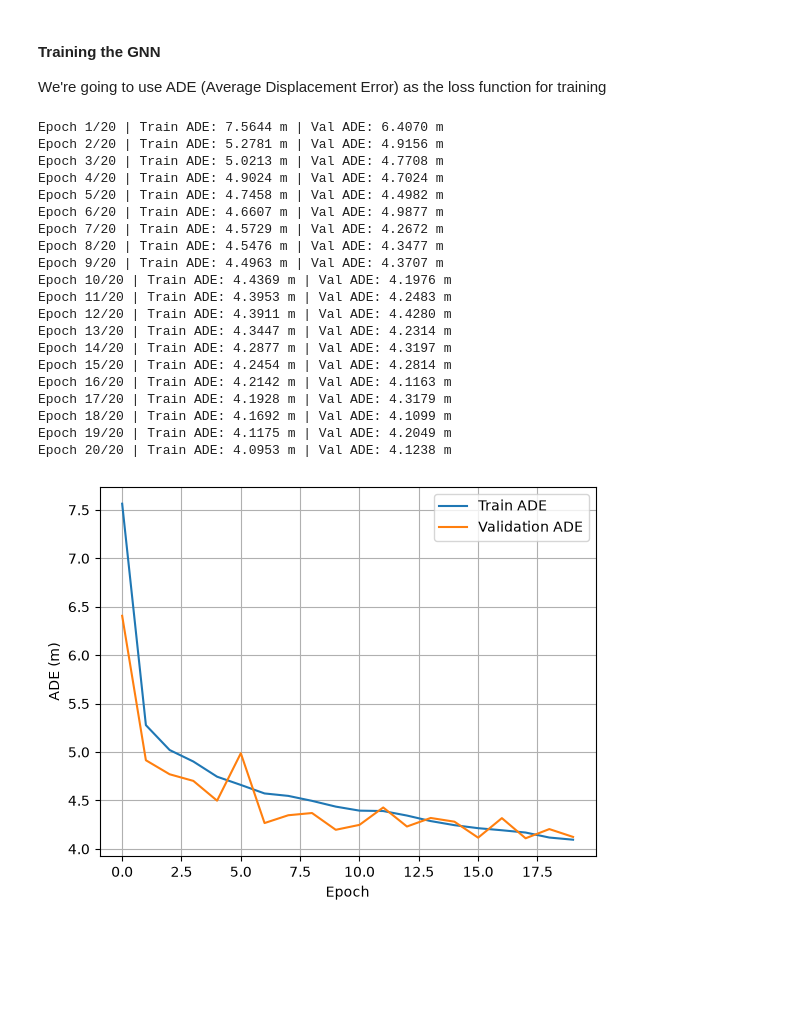
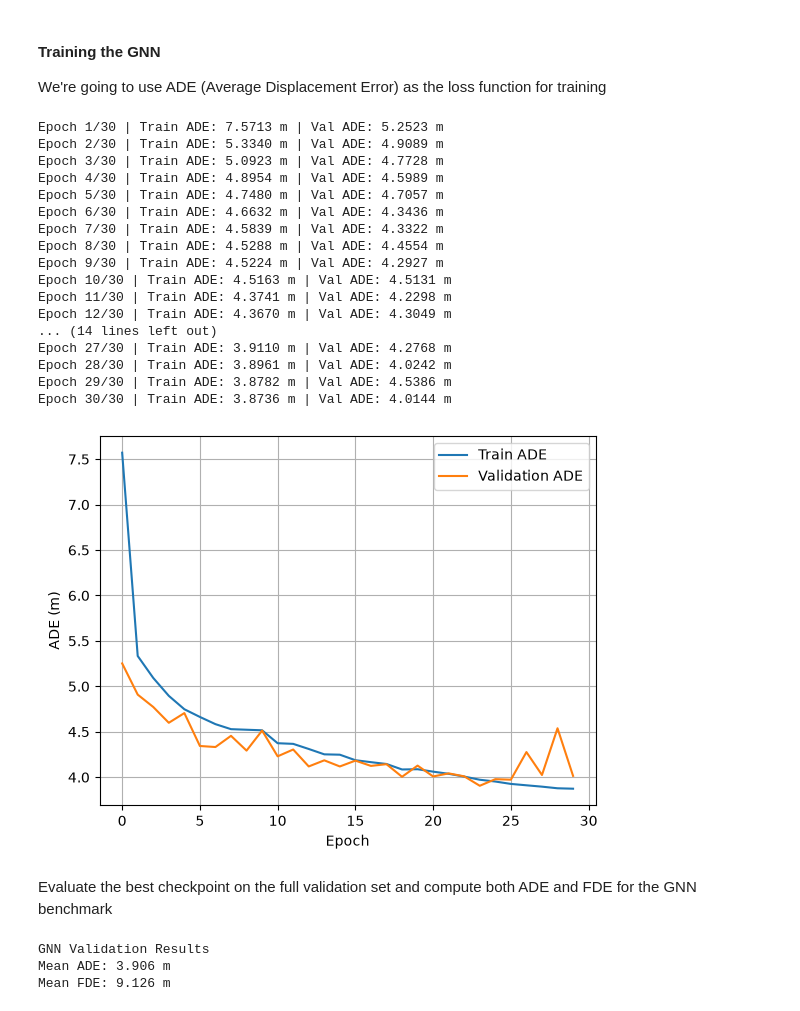
Before and after one commit to danilorar/gnn_trajectory, a Jupyter notebook: notebooks/03_baselines.ipynb, the cells around one changed output. Saved outputs shown, nothing was run; the diff lists cells and outputs as text; code cells hidden in the pictures; blank space fills up the shorter version.

```diff
--- a/notebooks/03_baselines.ipynb
+++ b/notebooks/03_baselines.ipynb
@@ -389,8 +371,7 @@ $$e = [\Delta x, \Delta y, d]$$
 # %%
 # The target future positions for the nodes
 y = np.array(sample["target_future"],
-    dtype=np.float32
-)
+    dtype=np.float32)
 
 # 12 future positions (x, y) for the target (ground truth)
 print("Target future positions shape:", y.shape)
@@ -745,7 +726,7 @@ def ade_loss(pred, target):
 model = GraphNetwork()
 optimizer = torch.optim.Adam(model.parameters(), lr=0.001)
 loss_fn = ade_loss
-num_epochs = 20
+num_epochs = 30
 
 train_losses = []
 val_losses = []
@@ -785,51 +766,56 @@ for epoch in range(num_epochs):
             val_target = val_batch.y.view(val_batch.num_graphs, 12, 2)
             val_loss = loss_fn(val_pred, val_target)
             val_total_loss += (val_loss.item() * val_batch.num_graphs)
 
     val_avg_loss = (val_total_loss / len(val_graphs))
 
     val_losses.append(val_avg_loss)
 
     # OUTPUT
     print(
         f"Epoch {epoch + 1}/{num_epochs} | "
         f"Train ADE: {avg_loss:.4f} m | "
         f"Val ADE: {val_avg_loss:.4f} m"
     )
 
     # SAVE BEST MODEL
     if val_avg_loss < best_val_loss:
         best_val_loss = val_avg_loss
         torch.save( model.state_dict(),"best_gnn_model.pth")
 
 # PLOT
 plt.plot(train_losses, label="Train ADE")
 plt.plot(val_losses, label="Validation ADE")
 
 plt.xlabel("Epoch")
 plt.ylabel("ADE (m)")
 plt.legend()
 plt.grid()
 plt.show()
 # %% [output]
-Epoch 1/20 | Train ADE: 7.5644 m | Val ADE: 6.4070 m
-Epoch 2/20 | Train ADE: 5.2781 m | Val ADE: 4.9156 m
-Epoch 3/20 | Train ADE: 5.0213 m | Val ADE: 4.7708 m
-Epoch 4/20 | Train ADE: 4.9024 m | Val ADE: 4.7024 m
-Epoch 5/20 | Train ADE: 4.7458 m | Val ADE: 4.4982 m
-Epoch 6/20 | Train ADE: 4.6607 m | Val ADE: 4.9877 m
-Epoch 7/20 | Train ADE: 4.5729 m | Val ADE: 4.2672 m
-Epoch 8/20 | Train ADE: 4.5476 m | Val ADE: 4.3477 m
-Epoch 9/20 | Train ADE: 4.4963 m | Val ADE: 4.3707 m
-Epoch 10/20 | Train ADE: 4.4369 m | Val ADE: 4.1976 m
-Epoch 11/20 | Train ADE: 4.3953 m | Val ADE: 4.2483 m
-Epoch 12/20 | Train ADE: 4.3911 m | Val ADE: 4.4280 m
-Epoch 13/20 | Train ADE: 4.3447 m | Val ADE: 4.2314 m
-Epoch 14/20 | Train ADE: 4.2877 m | Val ADE: 4.3197 m
-Epoch 15/20 | Train ADE: 4.2454 m | Val ADE: 4.2814 m
-Epoch 16/20 | Train ADE: 4.2142 m | Val ADE: 4.1163 m
-Epoch 17/20 | Train ADE: 4.1928 m | Val ADE: 4.3179 m
-Epoch 18/20 | Train ADE: 4.1692 m | Val ADE: 4.1099 m
-Epoch 19/20 | Train ADE: 4.1175 m | Val ADE: 4.2049 m
-Epoch 20/20 | Train ADE: 4.0953 m | Val ADE: 4.1238 m
+Epoch 1/30 | Train ADE: 7.5713 m | Val ADE: 5.2523 m
+Epoch 2/30 | Train ADE: 5.3340 m | Val ADE: 4.9089 m
+Epoch 3/30 | Train ADE: 5.0923 m | Val ADE: 4.7728 m
+Epoch 4/30 | Train ADE: 4.8954 m | Val ADE: 4.5989 m
+Epoch 5/30 | Train ADE: 4.7480 m | Val ADE: 4.7057 m
+Epoch 6/30 | Train ADE: 4.6632 m | Val ADE: 4.3436 m
+Epoch 7/30 | Train ADE: 4.5839 m | Val ADE: 4.3322 m
+Epoch 8/30 | Train ADE: 4.5288 m | Val ADE: 4.4554 m
+Epoch 9/30 | Train ADE: 4.5224 m | Val ADE: 4.2927 m
+Epoch 10/30 | Train ADE: 4.5163 m | Val ADE: 4.5131 m
+Epoch 11/30 | Train ADE: 4.3741 m | Val ADE: 4.2298 m
+Epoch 12/30 | Train ADE: 4.3670 m | Val ADE: 4.3049 m
+... (14 lines left out)
+Epoch 27/30 | Train ADE: 3.9110 m | Val ADE: 4.2768 m
+Epoch 28/30 | Train ADE: 3.8961 m | Val ADE: 4.0242 m
+Epoch 29/30 | Train ADE: 3.8782 m | Val ADE: 4.5386 m
+Epoch 30/30 | Train ADE: 3.8736 m | Val ADE: 4.0144 m
-[figure, old version]
+[figure, new version]
+# %% [markdown]
+Evaluate the best checkpoint on the full validation set and compute both ADE and FDE for the GNN benchmark
+# %%
+z
+# %% [output]
+GNN Validation Results
+Mean ADE: 3.906 m
+Mean FDE: 9.126 m
```
Also changed, not shown: parts of 1 cell of this notebook, 2 other files.
